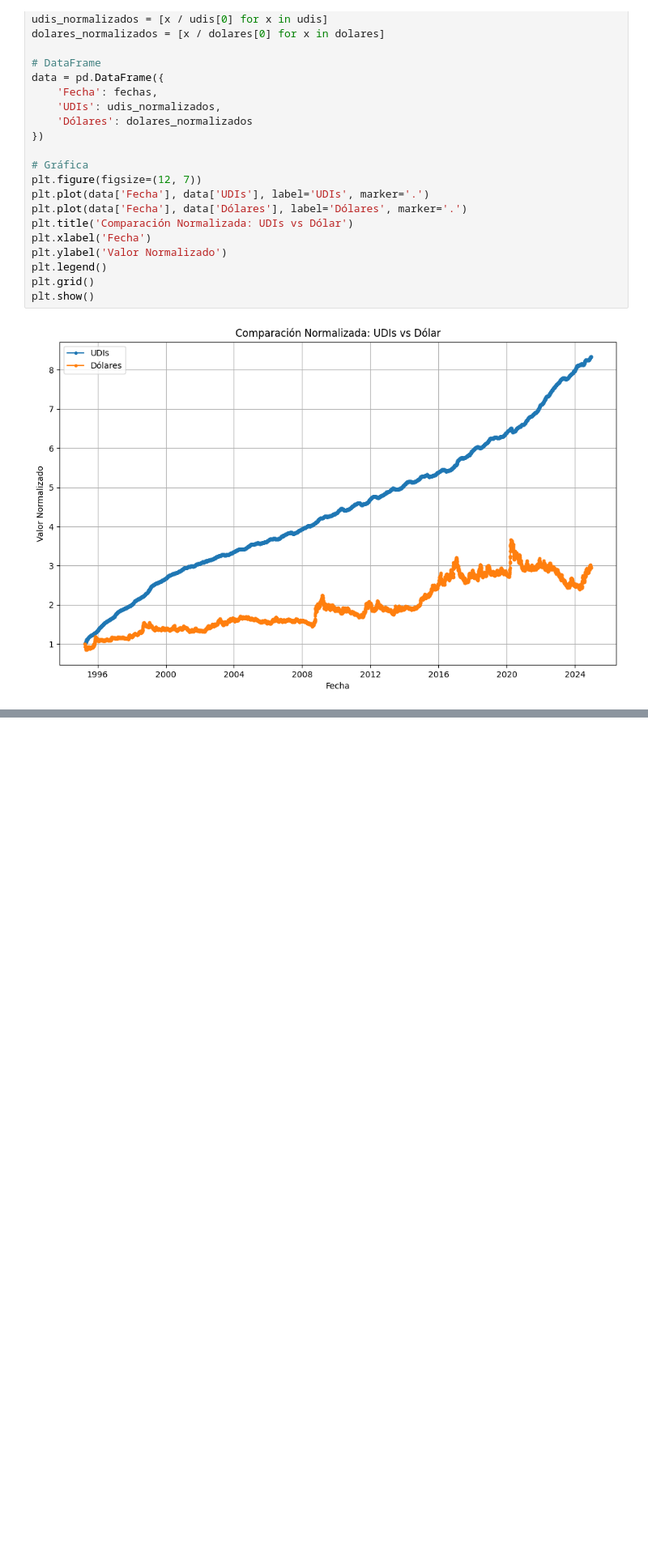
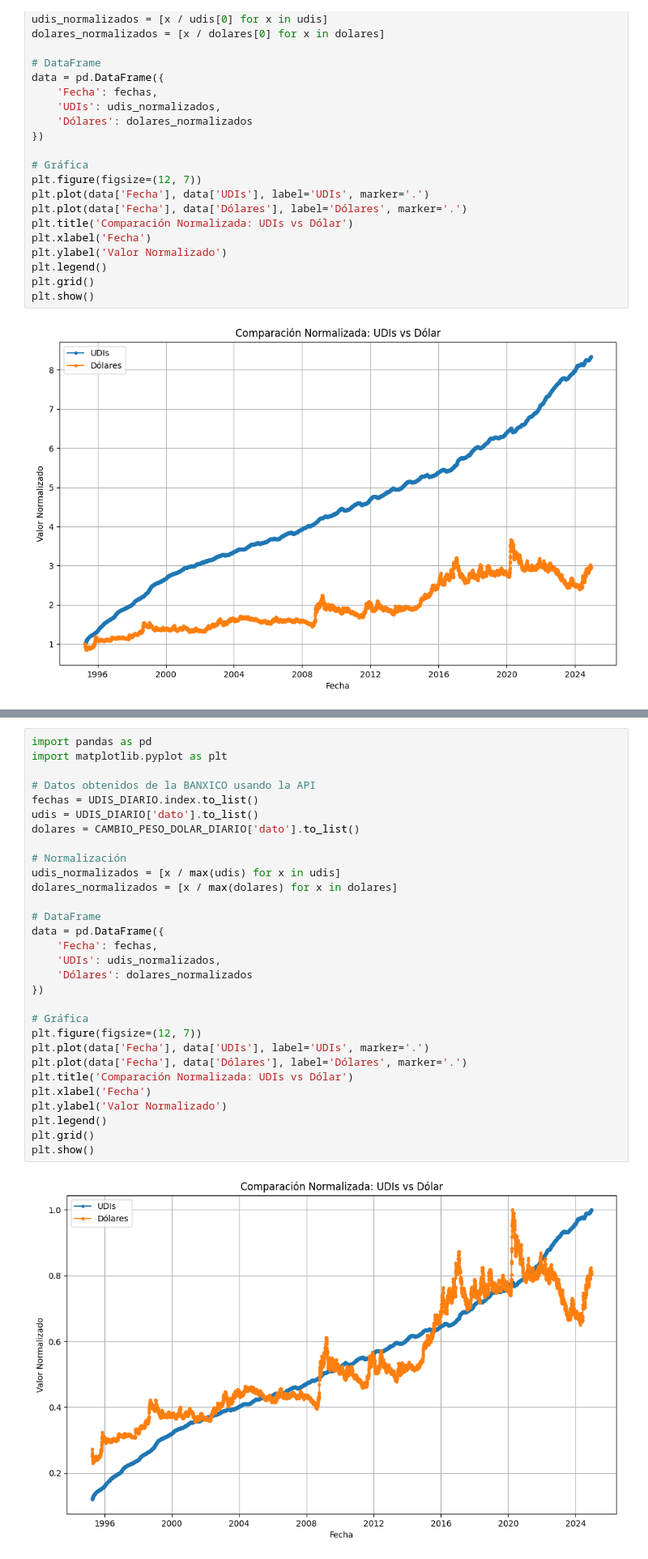
Before and after one commit to GerYar/API_Banxico, a Jupyter notebook: API_Banxico.ipynb, the cells around one changed output, grey strips where cells are left out. Shown at 81% size. Drawn from its saved outputs; the diff is of its cells as text; blank space fills up the shorter version.

```diff
--- a/API_Banxico.ipynb
+++ b/API_Banxico.ipynb
@@ -97,0 +129,32 @@ plt.show()
+# %%
+import pandas as pd
+import matplotlib.pyplot as plt
+
+# Datos obtenidos de la BANXICO usando la API
+fechas = UDIS_DIARIO.index.to_list()
+udis = UDIS_DIARIO['dato'].to_list()
+dolares = CAMBIO_PESO_DOLAR_DIARIO['dato'].to_list()
+
+# Normalización
+udis_normalizados = [x / max(udis) for x in udis]
+dolares_normalizados = [x / max(dolares) for x in dolares]
+
+# DataFrame
+data = pd.DataFrame({
+    'Fecha': fechas,
+    'UDIs': udis_normalizados,
+    'Dólares': dolares_normalizados
+})
+
+# Gráfica
+plt.figure(figsize=(12, 7))
+plt.plot(data['Fecha'], data['UDIs'], label='UDIs', marker='.')
+plt.plot(data['Fecha'], data['Dólares'], label='Dólares', marker='.')
+plt.title('Comparación Normalizada: UDIs vs Dólar')
+plt.xlabel('Fecha')
+plt.ylabel('Valor Normalizado')
+plt.legend()
+plt.grid()
+plt.show()
+# %% [output]
+[figure, added]
```
Also changed, not shown: parts of 11 cells of this notebook.
